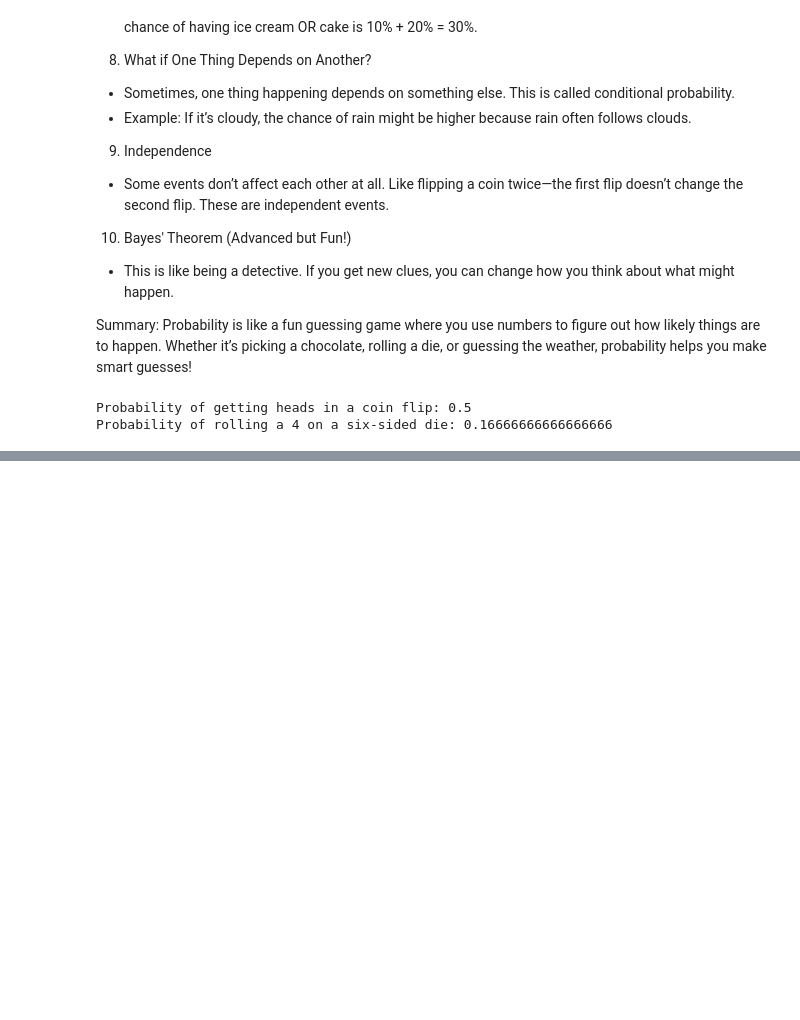
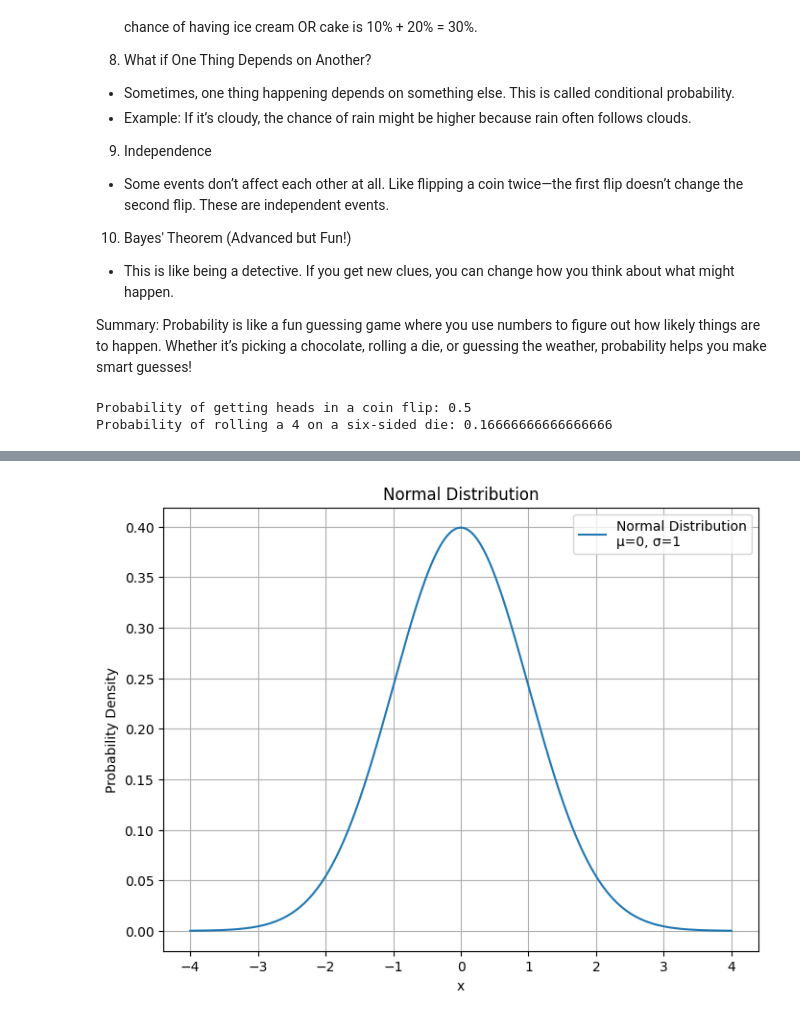
Before and after one commit to SirishaDuddukunta/MachineLearning, a Jupyter notebook: Probability and Statistics/ProbabilityBasics.ipynb, the cells around one changed output, grey strips where cells are left out. Drawn from its saved outputs; the diff is of its cells as text; code cells hidden in the pictures; blank space fills up the shorter version.

```diff
--- a/Probability and Statistics/ProbabilityBasics.ipynb
+++ b/Probability and Statistics/ProbabilityBasics.ipynb
@@ -124,0 +132,32 @@ Neural networks get their intelligence from their sliders(parameters)
+# %%
+#Normal Distribution
+#The Normal distribution, also known as the Gaussian distribution, is a continuous probability distribution.
+#It has a bell-shaped curve, symmetric around the mean (μ).
+#It's characterized by two parameters: the mean (μ) and the standard deviation (σ).
+#Mean (μ): The center of the distribution.
+#Standard Deviation (σ): Controls the spread of the distribution.
+#Code Example:
+
+import numpy as np
+import matplotlib.pyplot as plt
+from scipy.stats import norm
+
+# Define parameters for the normal distribution
+mu = 0    # Mean
+sigma = 1 # Standard Deviation
+
+# Generate data points
+x = np.linspace(mu - 4*sigma, mu + 4*sigma, 1000)
+y = norm.pdf(x, mu, sigma)
+
+# Plotting
+plt.figure(figsize=(8, 6))
+plt.plot(x, y, label=f'Normal Distribution\nμ={mu}, σ={sigma}')
+plt.title('Normal Distribution')
+plt.xlabel('x')
+plt.ylabel('Probability Density')
+plt.legend()
+plt.grid(True)
+plt.show()
+# %% [output]
+[figure, added]
```
Also changed, not shown: parts of 2 cells of this notebook.
